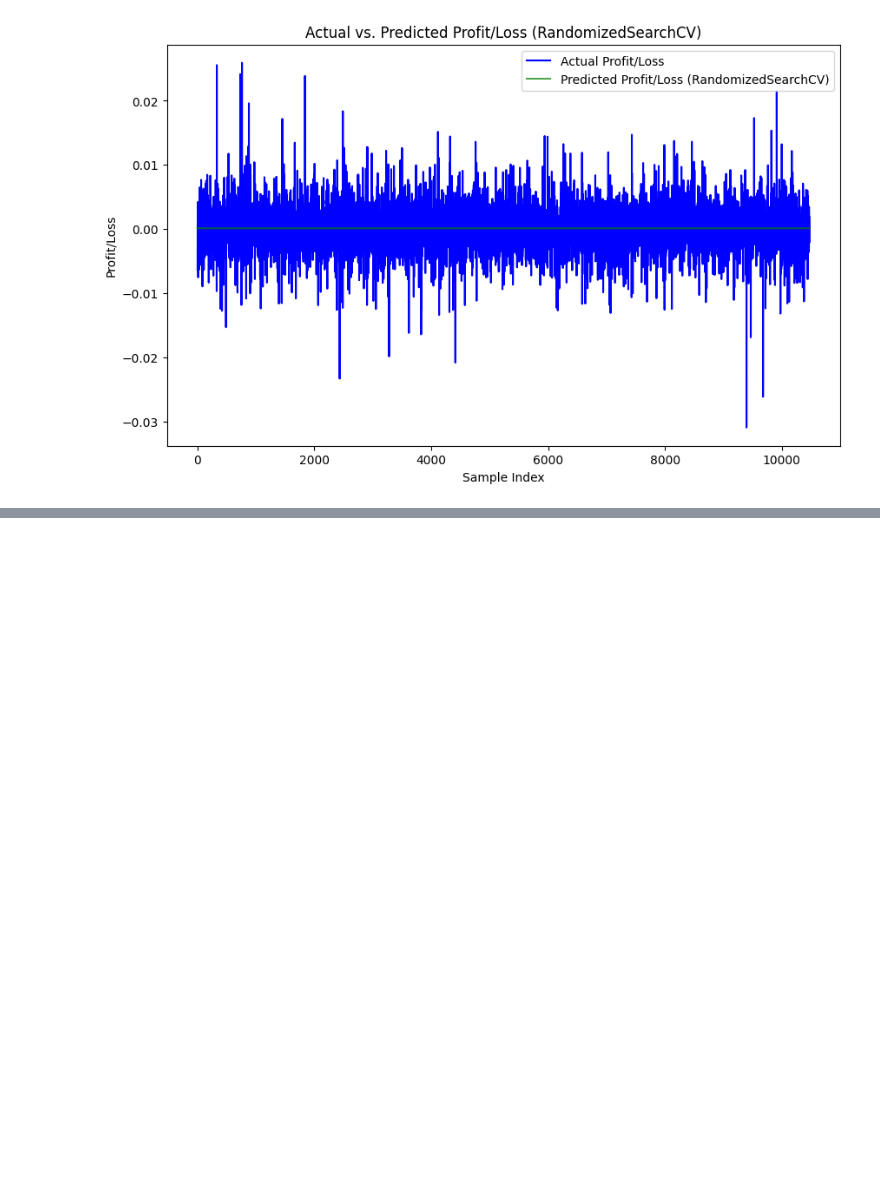
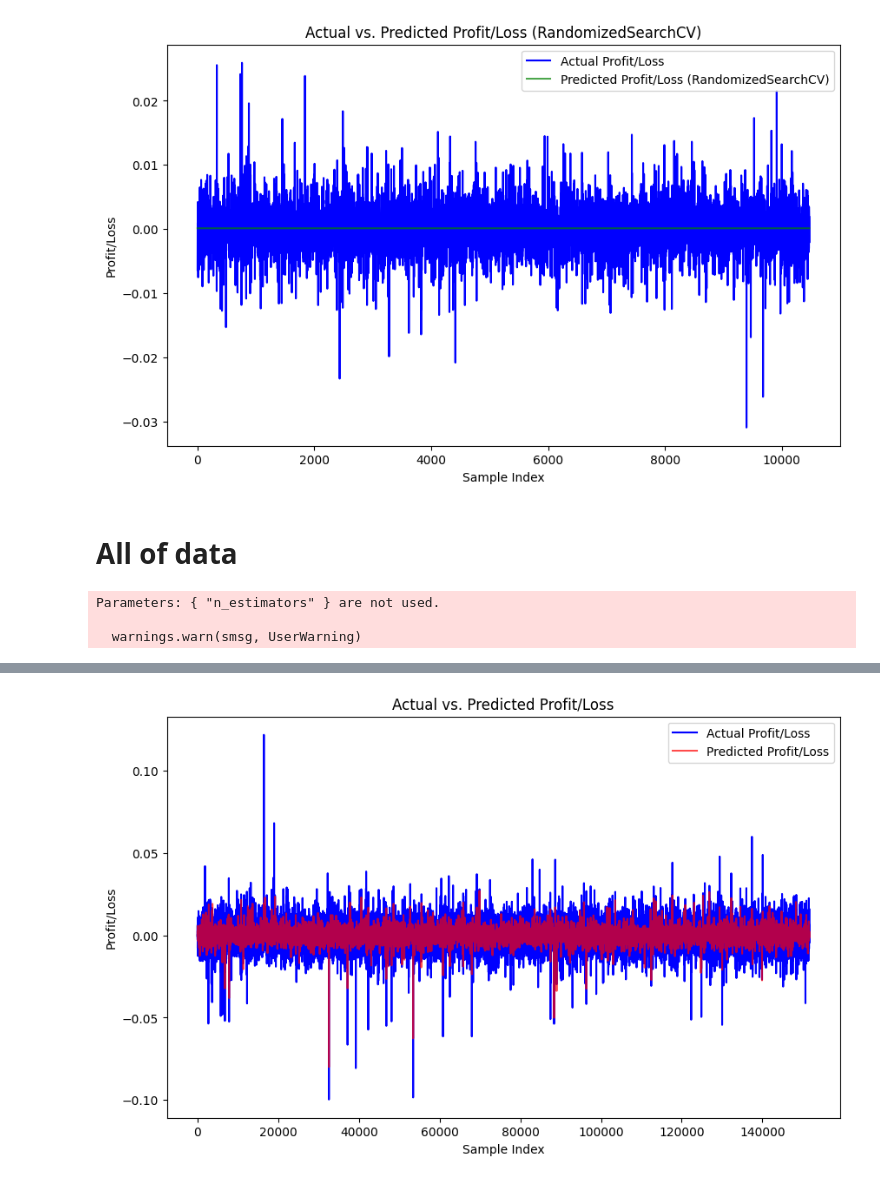
Before and after one commit to rybott/Stock_predict_webapp, a Jupyter notebook: xgboost/trainingmodel.ipynb, the cells around one changed output, grey strips where cells are left out. Drawn from its saved outputs; the diff is of its cells as text; code cells hidden in the pictures; blank space fills up the shorter version.

```diff
--- a/xgboost/trainingmodel.ipynb
+++ b/xgboost/trainingmodel.ipynb
@@ -470,3 +488,77 @@ Fitting 3 folds for each of 100 candidates, totalling 300 fits
 Best Parameters from RandomizedSearchCV: {'colsample_bytree': 0.7704365900187764, 'gamma': 0.08903056702841222, 'learning_rate': 0.12899548058627555, 'max_depth': 5, 'min_child_weight': 2, 'n_estimato ...
 RMSE from RandomizedSearchCV: 0.0030554096710956108
 [figure]
+# %% [markdown]
+# All of data
+# %%
+import xgboost as xgb
+import matplotlib.pyplot as plt
+from sklearn.model_selection import train_test_split
+from sklearn.metrics import mean_squared_error
+import numpy as np
+import pandas as pd
+
+
+ticker = 'AAPL'
+
+df = pd.read_csv(f"C:/Users/rybot/OneDrive/Databases/New100Packets/{ticker}_data.csv")
+#print(df.head())
+
+X = df.drop(columns=['Profit'])
+y = df['Profit']
+
+X_train, X_test, y_train, y_test = train_test_split(X, y, test_size=0.1, random_state=42)
+
+dtrain = xgb.DMatrix(X_train, label=y_train)
+dtest = xgb.DMatrix(X_test, label=y_test)
+
+
+params = {
+    'objective': 'reg:squarederror',
+    'eval_metric': 'rmse',
+    'colsample_bytree': 0.6,
+    'gamma': 0,
+    'learning_rate': 0.2,
+    'max_depth': 10,
+    'min_child_weight': 3,
+    'n_estimators': 300,
+    'subsample': 0.8
+}
+
+# Train the model
+model = xgb.train(params,
+                  dtrain,
+                  num_boost_round=300,
+                  evals=[(dtest, 'test')],
+                  early_stopping_rounds=10)
+
+# Make predictions
+predictions = model.predict(dtest)
+
+# Calculate RMSE
+rmse = np.sqrt(mean_squared_error(y_test, predictions))
+print(f"RMSE: {rmse}")
+
+results_df = pd.DataFrame({
+    'Actual Profit/Loss': y_test.values,
+    'Predicted Profit/Loss': predictions,
+    'RMSE': [rmse] * len(y_test)  # Repeat the RMSE value for each row
+})
+
+# Display the DataFrame
+with pd.ExcelWriter('results100packet.xlsx') as writer:
+    results_df.to_excel(writer, sheet_name='Sheet1', index=False)
+
+# Plot actual vs. predicted values
+plt.figure(figsize=(10, 6))
+plt.plot(y_test.values, label='Actual Profit/Loss', color='blue')
+plt.plot(predictions, label='Predicted Profit/Loss', color='red', alpha=0.7)
+plt.xlabel('Sample Index')
+plt.ylabel('Profit/Loss')
+plt.title('Actual vs. Predicted Profit/Loss')
+plt.legend()
+plt.show()
+# %% [output]
+Parameters: { "n_estimators" } are not used.
+
+  warnings.warn(smsg, UserWarning)
@@ -472,0 +582 @@ RMSE from RandomizedSearchCV: 0.0030554096710956108
+[figure, added]
```
Also changed, not shown: parts of 8 cells of this notebook, 2 other files.
